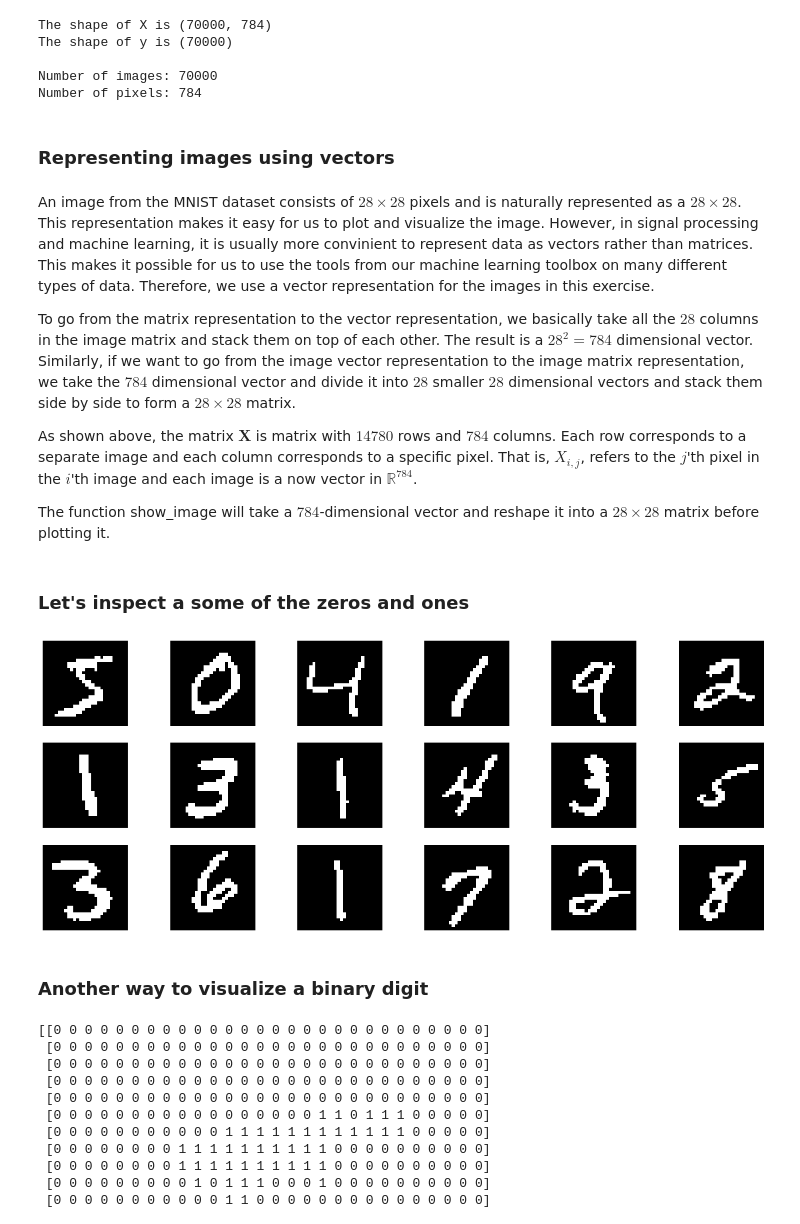
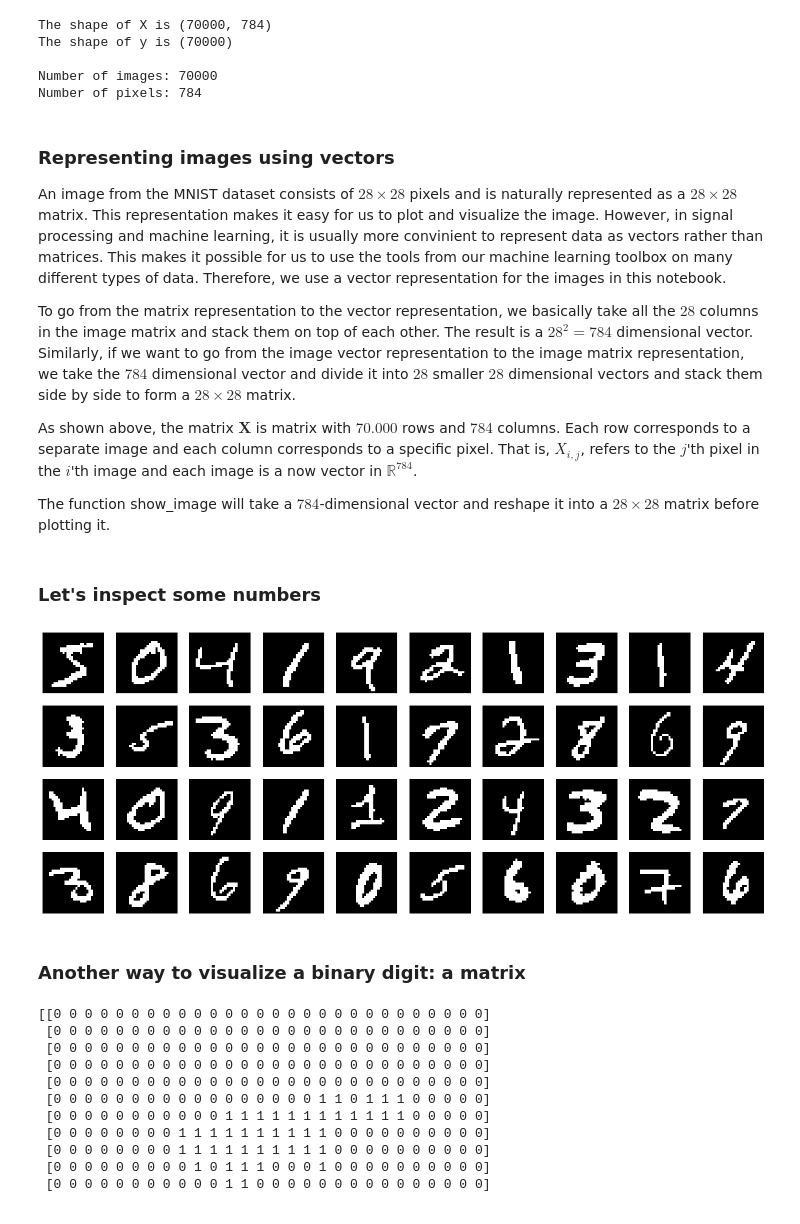
Before and after one commit to Aagaarrd/02462-assignment1, a Jupyter notebook: mnnist.ipynb, the cells around one changed output. Drawn from its saved outputs; the diff is of its cells as text; code cells hidden in the pictures.

```diff
--- a/mnnist.ipynb
+++ b/mnnist.ipynb
@@ -106,14 +105,14 @@ The shape of y is (70000)
 
 Number of images: 70000
 Number of pixels: 784
-# %% [markdown]
-### Representing images using vectors
 # %% [markdown]
-An image from the MNIST dataset consists of $28 \times 28$ pixels and is naturally represented as a $28 \times 28$. This representation makes it easy for us to plot and visualize the image. However, in signal processing and machine learning, it is usually more convinient to represent data as vectors rather than matrices. This makes it possible for us to use the tools from our machine learning toolbox on many different types of data. Therefore, we use a vector representation for the images in this exercise.
+### Representing images using vectors
+
+An image from the MNIST dataset consists of $28 \times 28$ pixels and is naturally represented as a $28 \times 28$ matrix. This representation makes it easy for us to plot and visualize the image. However, in signal processing and machine learning, it is usually more convinient to represent data as vectors rather than matrices. This makes it possible for us to use the tools from our machine learning toolbox on many different types of data. Therefore, we use a vector representation for the images in this notebook.
 
 To go from the matrix representation to the vector representation, we basically take all the $28$ columns in the image matrix and stack them on top of each other. The result is a $28^2 = 784$ dimensional vector. Similarly, if we want to go from the image vector representation to the image matrix representation, we take the $784$ dimensional vector and divide it into $28$ smaller $28$ dimensional vectors and stack them side by side to form a $28 \times 28$ matrix.
 
-As shown above, the matrix $\mathbf{X}$ is matrix with $14780$ rows and $784$ columns. Each row corresponds to a separate image and each column corresponds to a specific pixel. That is, $X_{i,j}$, refers to the $j$'th pixel in the $i$'th image and each image is a now vector in $\mathbb{R}^{784}$.
+As shown above, the matrix $\mathbf{X}$ is matrix with $70.000$ rows and $784$ columns. Each row corresponds to a separate image and each column corresponds to a specific pixel. That is, $X_{i,j}$, refers to the $j$'th pixel in the $i$'th image and each image is a now vector in $\mathbb{R}^{784}$.
 
 The function show_image will take a $784$-dimensional vector and reshape it into a $28\times28$ matrix before plotting it.
 # %%
@@ -131,20 +130,20 @@ def show_image(x, title="", clim=None, cmap=plt.cm.gray, colorbar=False):
         cax = divider.append_axes("right", size="5%", pad=0.05)
         plt.colorbar(im, cax=cax)
 # %% [markdown]
-### Let's inspect a some of the zeros and ones
+### Let's inspect some numbers
 # %%
-num_images_per_row = 6
-num_rows = 3
+num_images_per_row = 10
+num_rows = 4
 num_images = num_images_per_row * num_rows
 
 plt.figure(figsize=(20, 8))
 for i in range(num_images):
     plt.subplot(num_rows, num_images_per_row, 1 + i)
     show_image(X[i, :])
 # %% [output]
-[figure, old version]
+[figure, new version]
 # %% [markdown]
-### Another way to visualize a binary digit
+### Another way to visualize a binary digit: a matrix
 # %%
 print(X[0].reshape((28, 28)).astype('int'))
 # %% [output]
```
Also changed, not shown: parts of 20 cells of this notebook.
